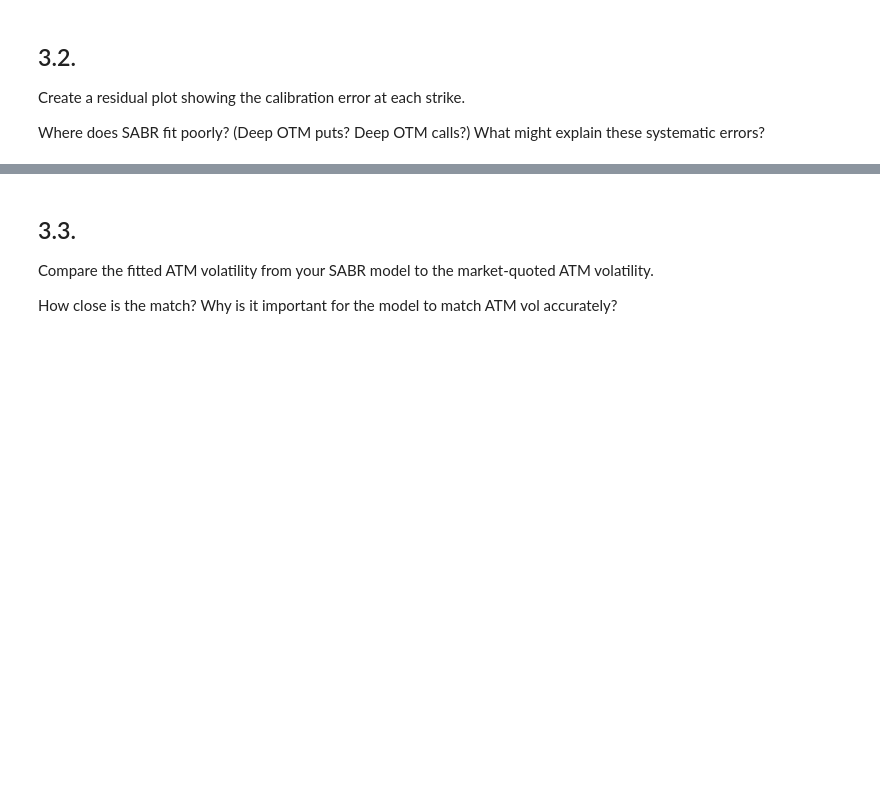
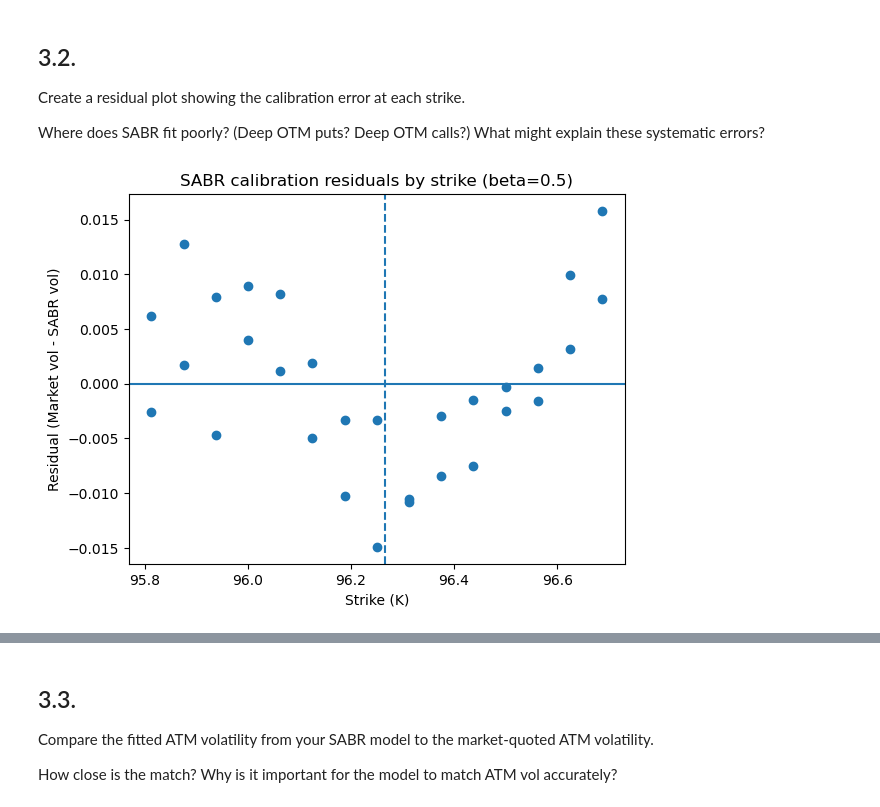
Before and after one commit to reecevdw/FINM-375-GROUP-B, a Jupyter notebook: hw3/E.8.1.%20SABR%20Calibration%20and%20Hedging.ipynb, the cells around one changed output, grey strips where cells are left out. Cells and saved outputs as stored; diff of their text form; code cells hidden in the pictures; blank space fills up the shorter version.

```diff
--- a/hw3/E.8.1.%20SABR%20Calibration%20and%20Hedging.ipynb
+++ b/hw3/E.8.1.%20SABR%20Calibration%20and%20Hedging.ipynb
@@ -351,3 +408,25 @@ Create a residual plot showing the calibration error at each strike.
 
 Where does SABR fit poorly? (Deep OTM puts? Deep OTM calls?)
 What might explain these systematic errors?
+# %%
+# 3.2 — Residual plot (calibration error by strike)
+
+beta = 0.5  # change if you want to inspect a different fixed beta
+alpha = results[beta]["alpha"]
+nu    = results[beta]["nu"]
+rho   = results[beta]["rho"]
+
+vol_sabr = vs.sabr(beta, nu, rho, alpha, F, K, T)
+residuals = vol - vol_sabr   # market - model
+
+plt.figure()
+plt.axhline(0.0)
+plt.axvline(F, linestyle="--")  # ATM reference
+
+plt.scatter(K, residuals)
+plt.xlabel("Strike (K)")
+plt.ylabel("Residual (Market vol - SABR vol)")
+plt.title(f"SABR calibration residuals by strike (beta={beta})")
+plt.show()
+# %% [output]
+[figure, added]
```
Also changed, not shown: parts of 11 cells of this notebook, 1 other file.
